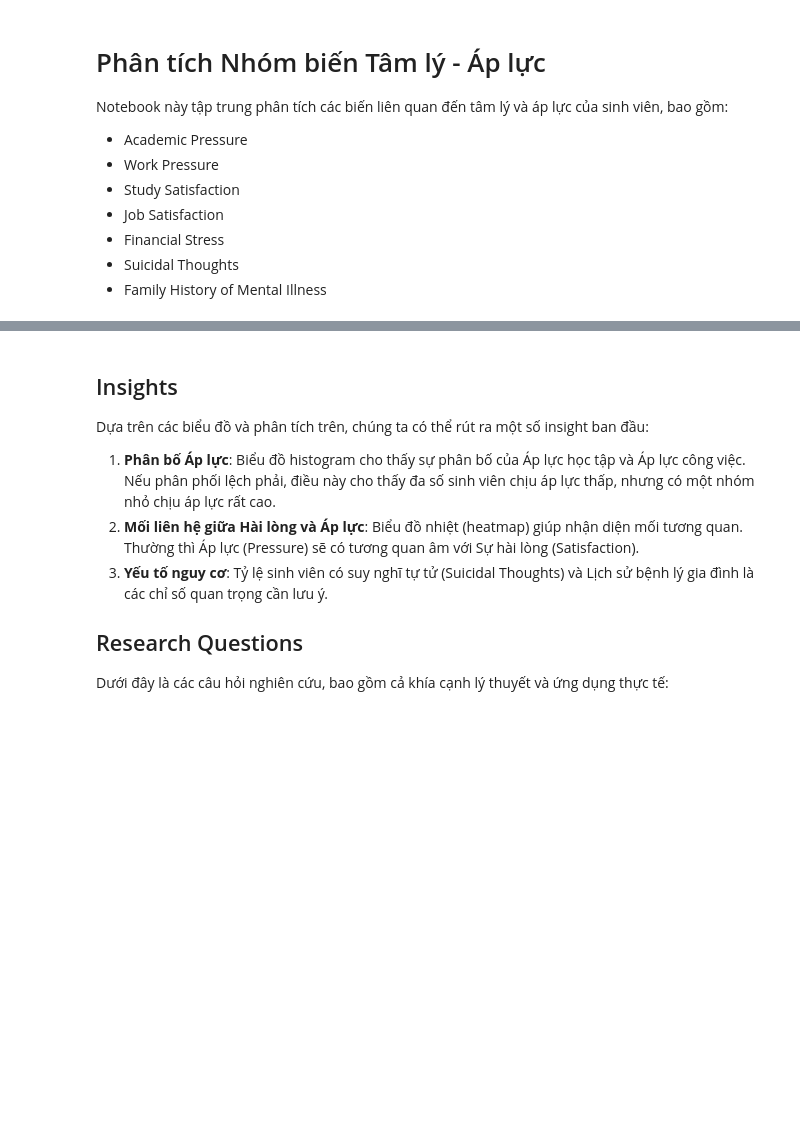
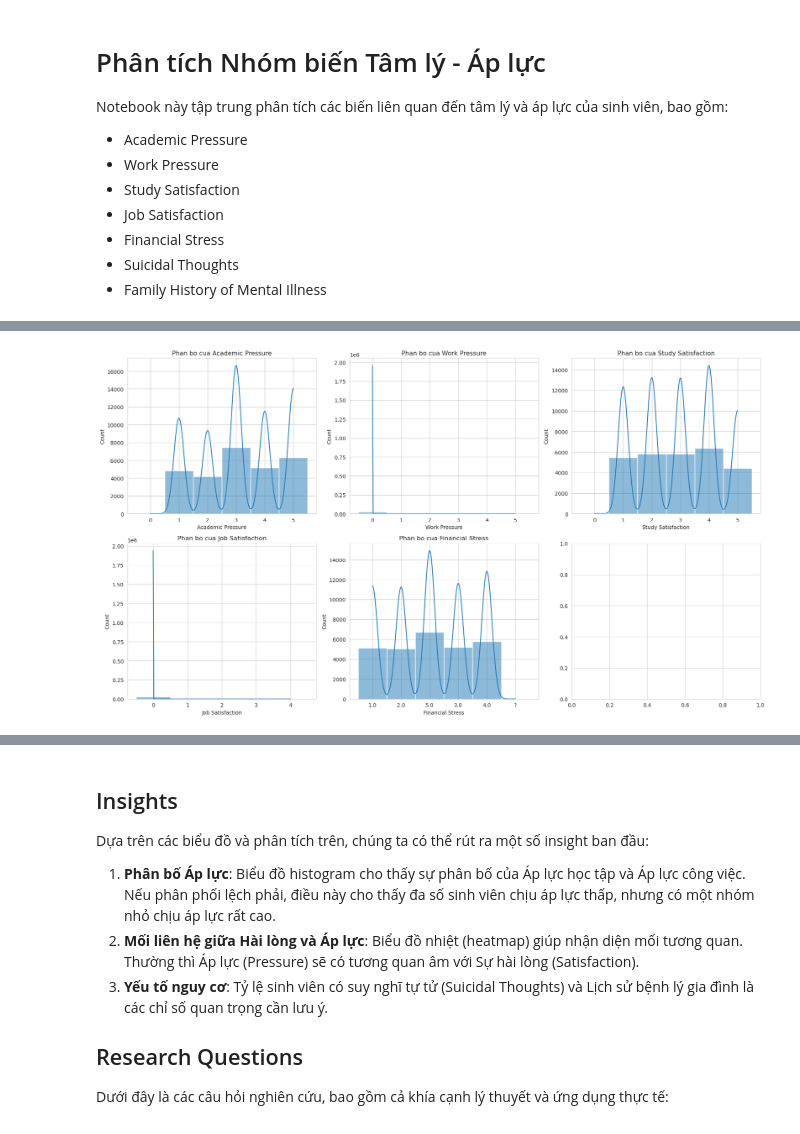
Before and after one commit to p1neapplechoco/StudentDepression, a Jupyter notebook: notebooks/an.ipynb, the cells around one changed output, grey strips where cells are left out. Saved outputs shown, nothing was run; the diff lists cells and outputs as text; code cells hidden in the pictures; blank space fills up the shorter version.

```diff
--- a/notebooks/an.ipynb
+++ b/notebooks/an.ipynb
@@ -21,7 +21,8 @@ plt.rcParams["figure.figsize"] = (12, 6)
 # Đọc dữ liệu
 df = pd.read_csv("../data/student_depression_dataset.csv")
 
-# Đổi tên cột dài cho dễ xử lý
+# Lọc sinh viên và đổi tên cột
+df = df[df["Profession"] == "Student"].copy()
 df = df.rename(columns={"Have you ever had suicidal thoughts ?": "Suicidal Thoughts"})
 
 # Danh sách các biến cần phân tích
@@ -42,23 +73,25 @@ display(df[psych_pressure_vars].describe())
 # %%
 # Phân tích phân bố các biến định lượng
 num_vars = [
     "Academic Pressure",
     "Work Pressure",
     "Study Satisfaction",
     "Job Satisfaction",
     "Financial Stress",
 ]
 
 fig, axes = plt.subplots(2, 3, figsize=(18, 10))
 axes = axes.flatten()
 
 for i, var in enumerate(num_vars):
-    sns.histplot(data=df, x=var, kde=True, ax=axes[i], bins=10)
+    sns.histplot(data=df, x=var, kde=True, ax=axes[i], discrete=True)
     axes[i].set_title(f"Phan bo cua {var}")
 
 
 plt.tight_layout()
 plt.show()
+# %% [output]
+[figure, added]
 # %%
 # Phân tích phân bố các biến định tính
 cat_vars = ["Suicidal Thoughts", "Family History of Mental Illness"]
```
Also changed, not shown: parts of 10 cells of this notebook, 1 other file.
